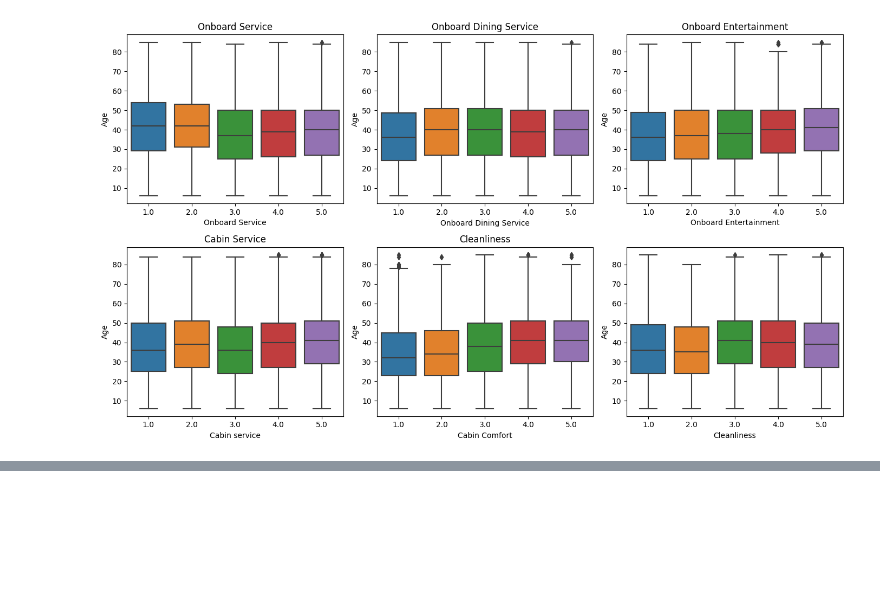
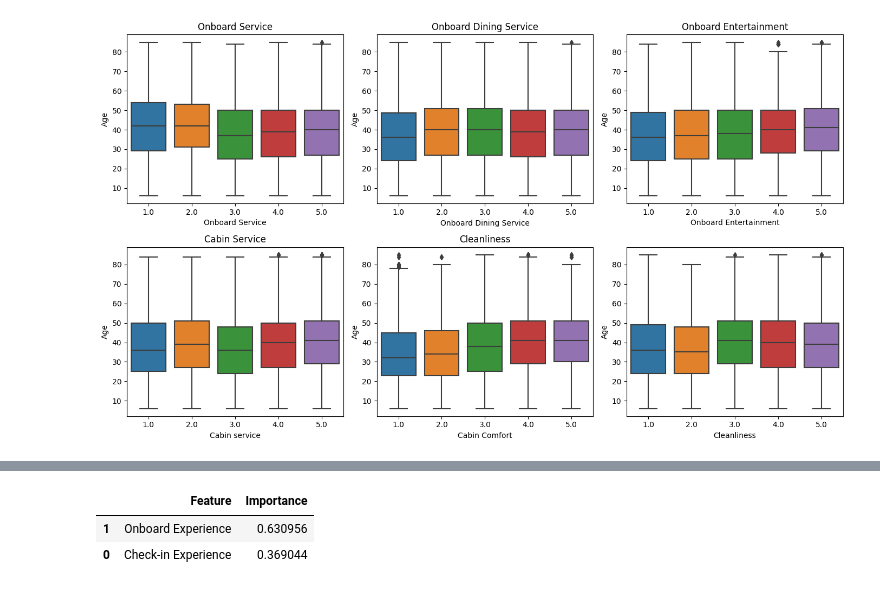
Before and after one commit to jaspereap/machine-learning-pipeline, a Jupyter notebook: eda.ipynb, the cells around one changed output, grey strips where cells are left out. Drawn from its saved outputs; the diff is of its cells as text; code cells hidden in the pictures; blank space fills up the shorter version.

```diff
--- a/eda.ipynb
+++ b/eda.ipynb
@@ -902 +890,26 @@ plt.tight_layout()
+# %%
+from sklearn.ensemble import RandomForestClassifier
+ordinal_features = ['Check-in Experience', 'Onboard Experience']
+
+# Define X (features) and y (target)
+X = merged_data[ordinal_features]
+y = merged_data['Ticket Type']
+
+# Initialize Random Forest Classifier
+rf_classifier = RandomForestClassifier()
+
+# Fit the model
+rf_classifier.fit(X, y)
+
+# Get feature importances
+feature_importances = rf_classifier.feature_importances_
+
+# Create a DataFrame to display feature importances
+importance_df = pd.DataFrame({'Feature': ordinal_features, 'Importance': feature_importances})
+importance_df = importance_df.sort_values(by='Importance', ascending=False)
+importance_df
+# %% [output]
+|  | Feature | Importance |
+| 1 | Onboard Experience | 0.630956 |
+| 0 | Check-in Experience | 0.369044 |
 # %% [markdown]
```
Also changed, not shown: parts of 4 cells of this notebook, 1 other file.
